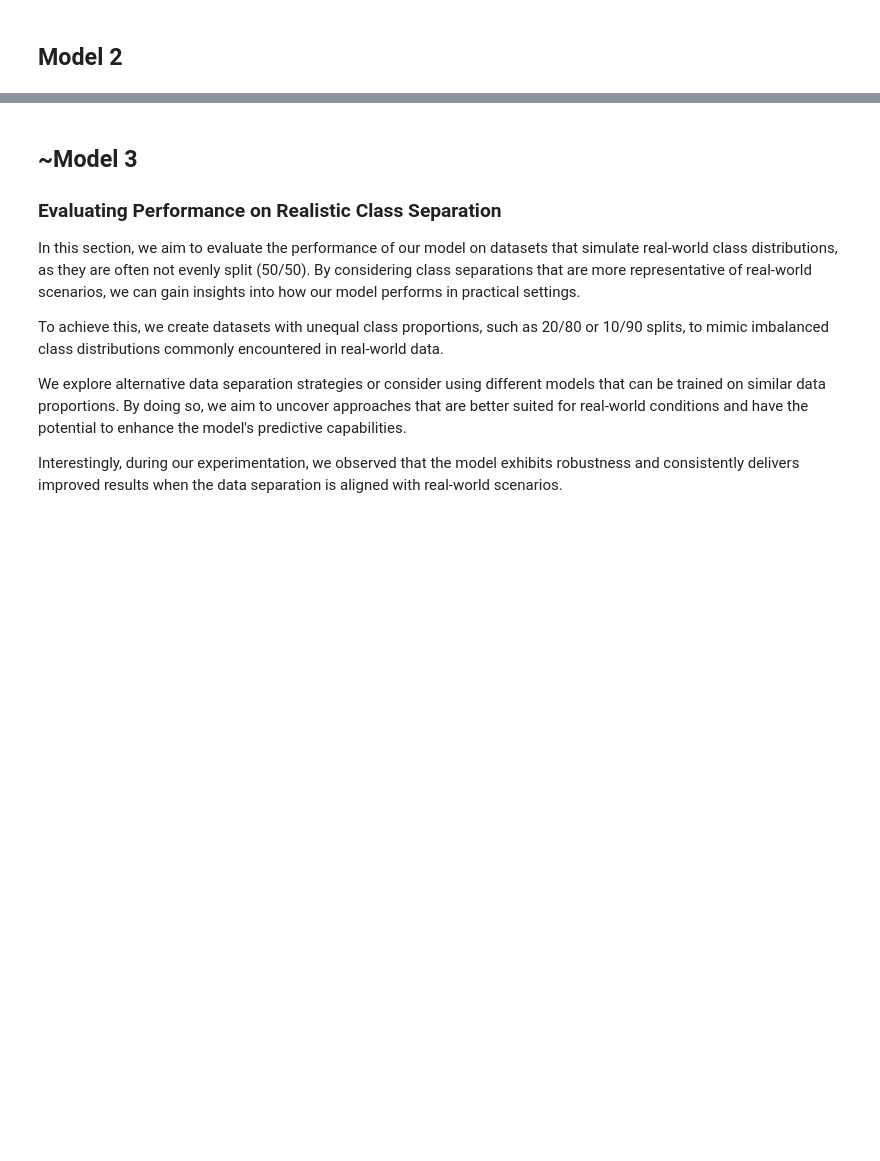
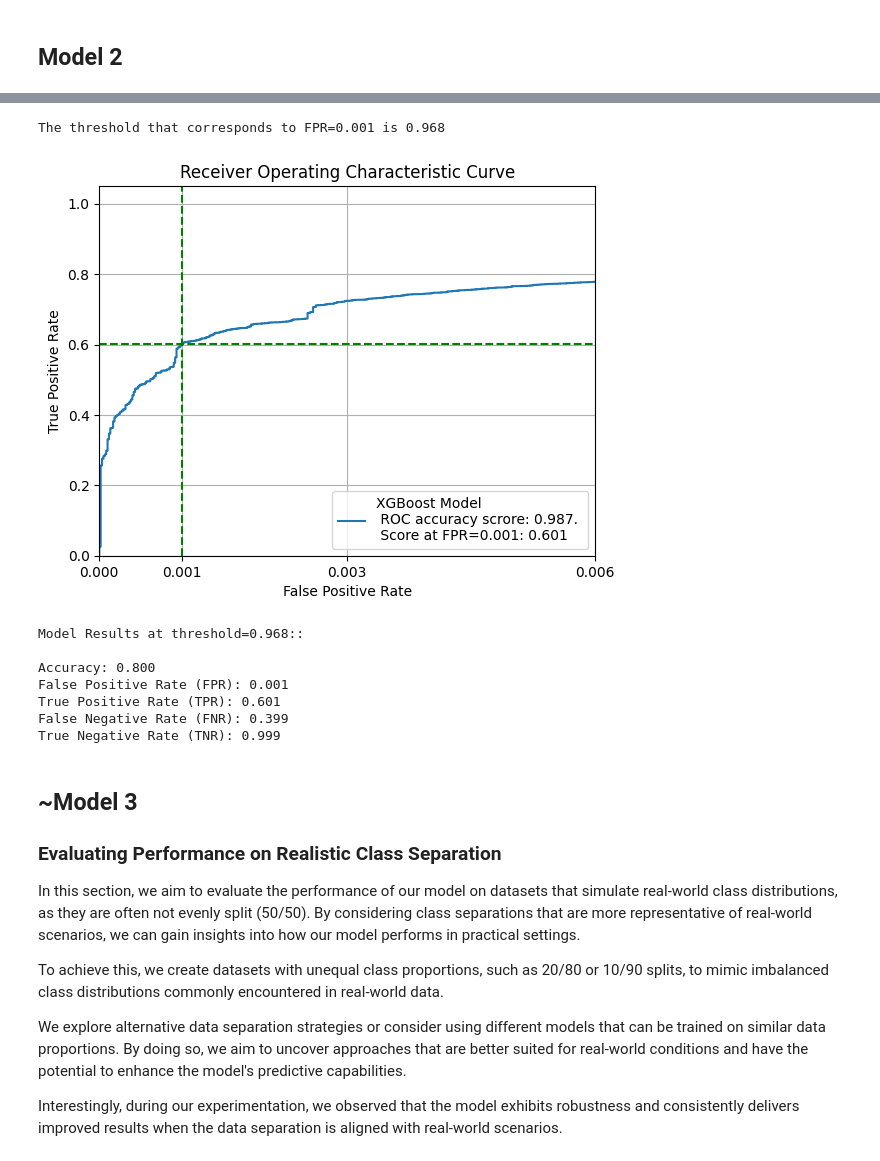
Before and after one commit to DanielFadlon/LWSM, a Jupyter notebook: LWSM.ipynb, the cells around one changed output, grey strips where cells are left out. Cells and saved outputs as stored; diff of their text form; code cells hidden in the pictures; blank space fills up the shorter version.

```diff
--- a/LWSM.ipynb
+++ b/LWSM.ipynb
@@ -751,3 +751,18 @@ with open(f'{gdrive_figures_folder}/pcaModel.pkl', 'rb') as f:
+# %%
+# Considering the bad results we tried to extract the PCs from the full data(all the features as well)
+with open(f'{gdrive_figures_folder}/pcaModel.pkl', 'rb') as f:
+    full_pca_model = pickle.load(f)
+evaluating_new_data_on_pc(full_pca_model, pca, X_val, y_val)
+# %% [output]
+The threshold that corresponds to FPR=0.001 is 0.968
+[figure, added]
+Model Results at threshold=0.968::
+
+Accuracy: 0.800
+False Positive Rate (FPR): 0.001
+True Positive Rate (TPR): 0.601
+False Negative Rate (FNR): 0.399
+True Negative Rate (TNR): 0.999
 # %% [markdown]
 ## **~Model 3**
 
```
Also changed, not shown: parts of 55 cells of this notebook.
